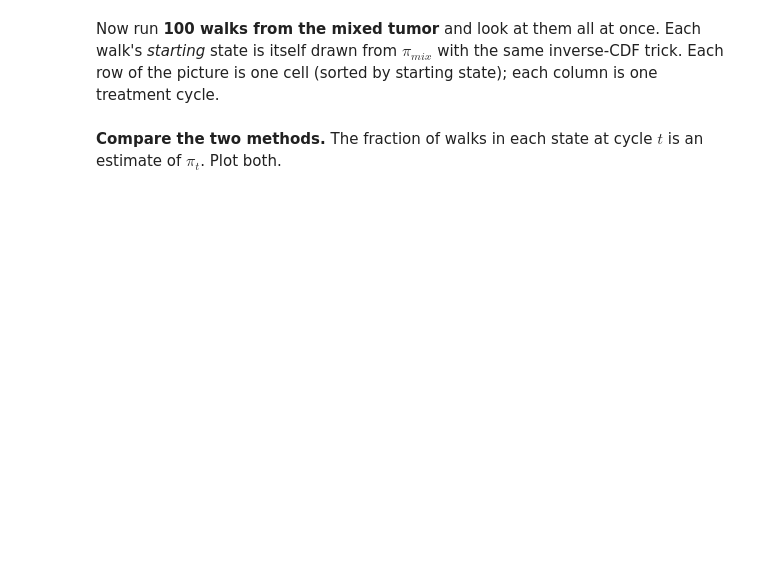
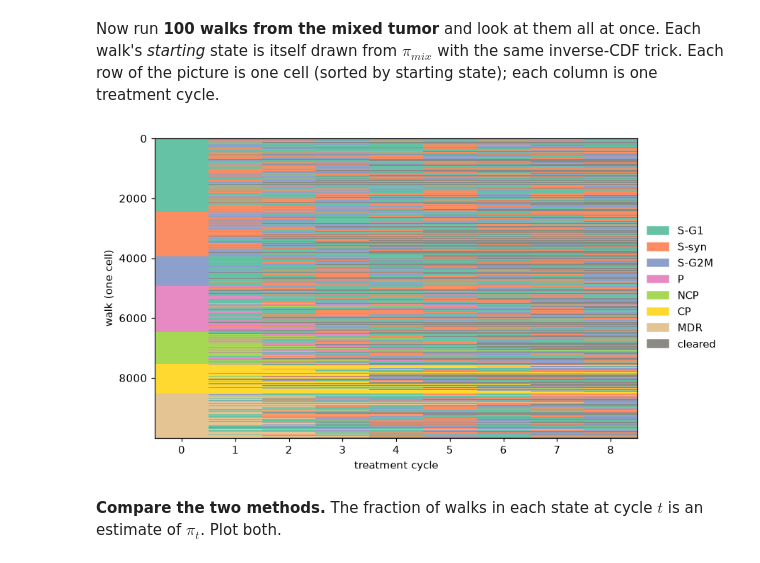
Before and after one commit to tworkneh1/uu_markov1, a Jupyter notebook: lab_2/Lab09_markov_chain_cells.ipynb, the cells around one changed output. Cells and saved outputs as stored; diff of their text form; code cells hidden in the pictures; blank space fills up the shorter version.

```diff
--- a/lab_2/Lab09_markov_chain_cells.ipynb
+++ b/lab_2/Lab09_markov_chain_cells.ipynb
@@ -302,19 +528,21 @@ Each walk's *starting* state is itself drawn from $\pi_{mix}$ with the same
 inverse-CDF trick. Each row of the picture is one cell (sorted by starting
 state); each column is one treatment cycle.
 # %%
-N_WALKS = 100
+N_WALKS = 10000
 starts = rng.choice(len(pi_mix), size=N_WALKS, p=pi_mix)
 walks = np.array([random_walk(int(s0), P, N_CYCLES, rng) for s0 in starts])
 walks = walks[np.argsort(walks[:, 0], kind="stable")]   # group rows by starting state
 
 from matplotlib.colors import ListedColormap
 fig, ax = plt.subplots(figsize=(8, 5))
 ax.imshow(walks, cmap=ListedColormap([STATE_COLORS[s] for s in OUTCOMES]),
           vmin=-0.5, vmax=len(OUTCOMES) - 0.5, aspect="auto", interpolation="nearest")
 ax.set_xlabel("treatment cycle"); ax.set_ylabel("walk (one cell)")
 handles = [plt.Rectangle((0, 0), 1, 1, color=STATE_COLORS[s]) for s in OUTCOMES]
 ax.legend(handles, OUTCOMES, loc="center left", bbox_to_anchor=(1, 0.5), frameon=False)
 plt.show()
+# %% [output]
+[figure, added]
 # %% [markdown]
 **Compare the two methods.** The fraction of walks in each state at cycle $t$
 is an estimate of $\pi_t$. Plot both.
```
Also changed, not shown: parts of 27 cells of this notebook.
